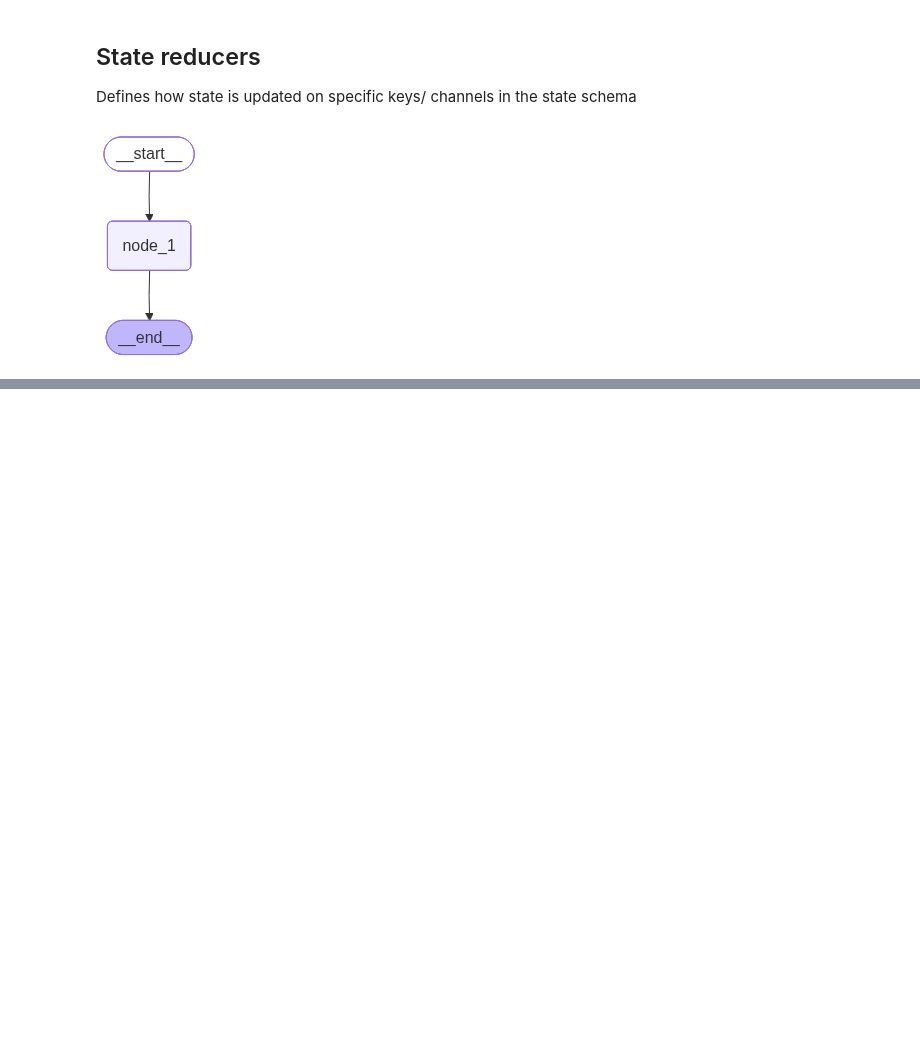
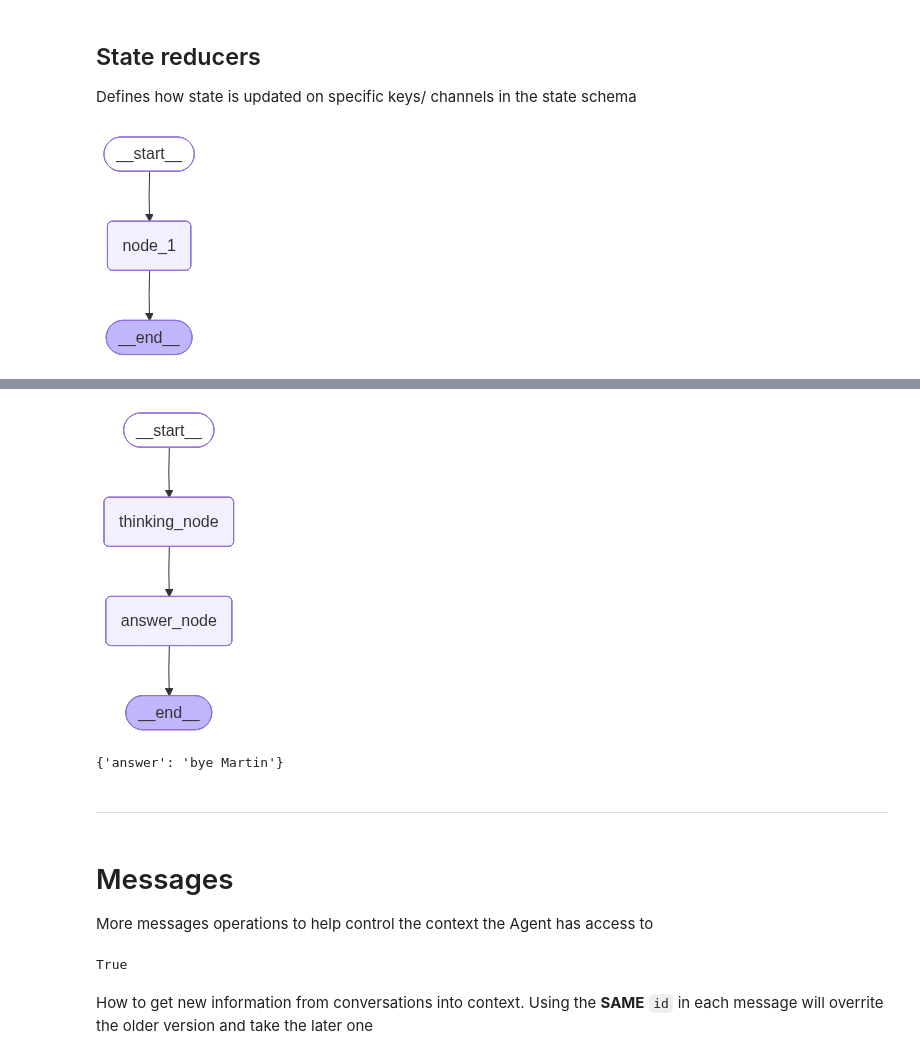
Before and after one commit to minimartzz/learning, a Jupyter notebook: agents/langgraph/02_state_and_memory.ipynb, the cells around one changed output, grey strips where cells are left out. Saved outputs shown, nothing was run; the diff lists cells and outputs as text; code cells hidden in the pictures; blank space fills up the shorter version.

```diff
--- a/agents/langgraph/02_state_and_memory.ipynb
+++ b/agents/langgraph/02_state_and_memory.ipynb
@@ -97,0 +198,52 @@ graph.invoke({"foo": 1})
+# %%
+class InputState(TypedDict):
+    question: str
+
+class OutputState(TypedDict):
+    answer: str
+
+class OverallState(TypedDict):
+    question: str
+    notes: str
+    answer: str
+
+def thinking_node(state: InputState):
+    return {"answer": "bye", "notes": "... is martin his name?"}
+
+def answer_node(state: OverallState) -> OutputState:
+    return {"answer": "bye Martin"}
+
+graph = StateGraph(OverallState, input_schema=InputState, output_schema=OutputState)
+graph.add_node("answer_node", answer_node)
+graph.add_node("thinking_node", thinking_node)
+graph.add_edge(START, "thinking_node")
+graph.add_edge("thinking_node", "answer_node")
+graph.add_edge("answer_node", END)
+
+graph = graph.compile()
+
+# View
+display(Image(graph.get_graph().draw_mermaid_png()))
+
+graph.invoke({"question":"hi"})
+# %% [output]
+[figure, added]
+{'answer': 'bye Martin'}
+# %% [markdown]
+---
+# %% [markdown]
+# Messages
+
+More messages operations to help control the context the Agent has access to
+# %%
+import os
+from dotenv import load_dotenv
+from langgraph.graph import MessagesState, StateGraph, START, END
+from langgraph.graph.message import add_messages
+from langchain_core.messages import AIMessage, HumanMessage, RemoveMessage, trim_messages
+from langchain_groq import ChatGroq
+from IPython.display import Image, display
+
+load_dotenv()
+# %% [output]
+True
@@ -97,0 +256,2 @@ graph.invoke({"foo": 1})
+# %% [markdown]
+How to get new information from conversations into context. Using the __SAME__ `id` in each message will overrite the older version and take the later one
```
Also changed, not shown: parts of 45 cells of this notebook, 3 other files.
